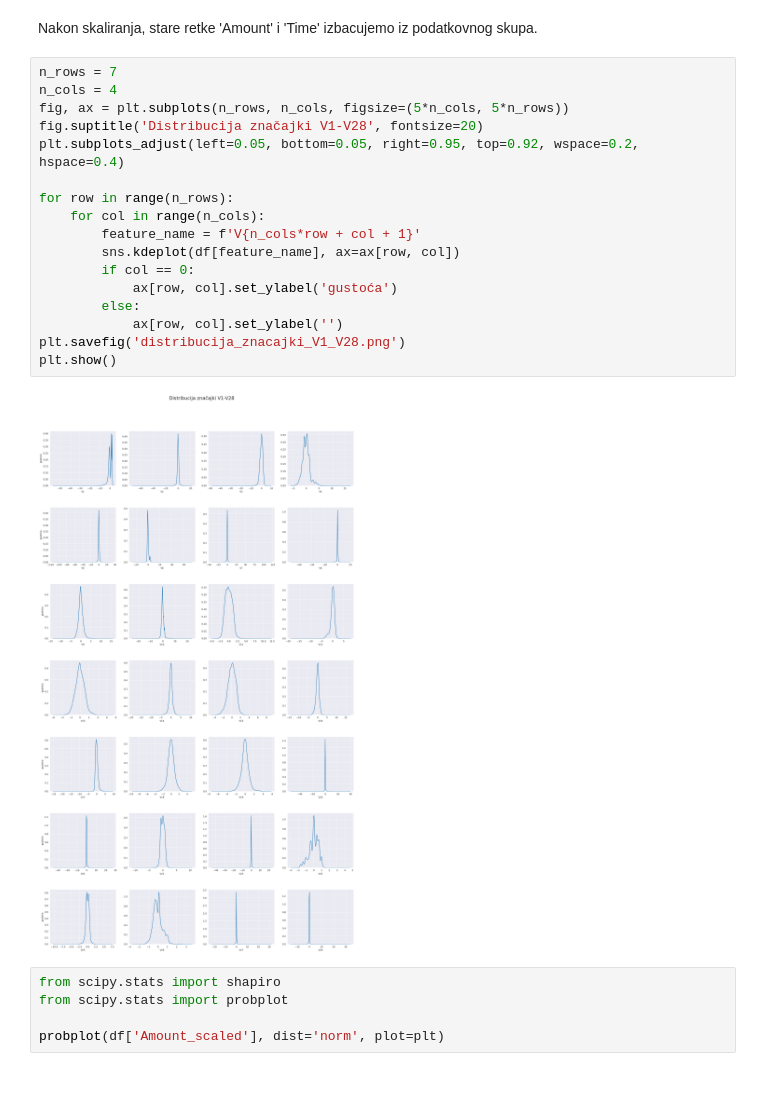
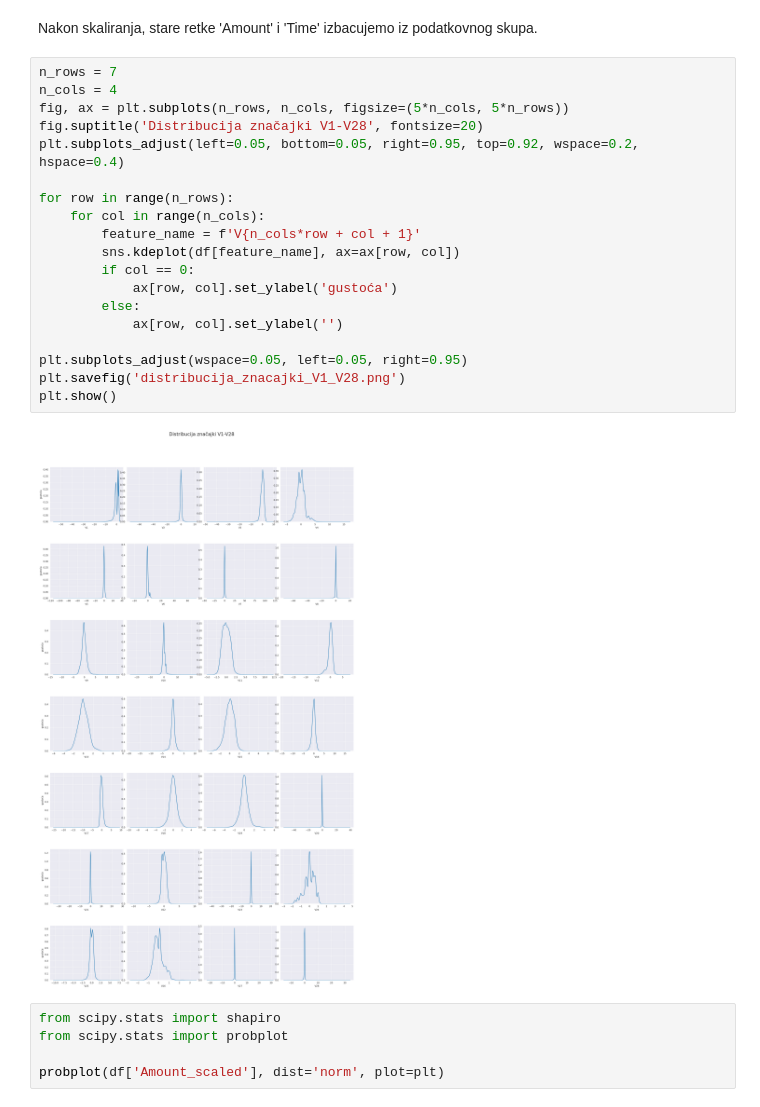
Before and after one commit to AntonioIlinovic/Credit_fraud, a Jupyter notebook: credit_fraud.ipynb, the cells around one changed output. Saved outputs shown, nothing was run; the diff lists cells and outputs as text.

```diff
--- a/credit_fraud.ipynb
+++ b/credit_fraud.ipynb
@@ -141,22 +144,24 @@ Nakon skaliranja, stare retke 'Amount' i 'Time' izbacujemo iz podatkovnog skupa.
 # %%
 n_rows = 7
 n_cols = 4
 fig, ax = plt.subplots(n_rows, n_cols, figsize=(5*n_cols, 5*n_rows))
 fig.suptitle('Distribucija značajki V1-V28', fontsize=20)
 plt.subplots_adjust(left=0.05, bottom=0.05, right=0.95, top=0.92, wspace=0.2, hspace=0.4)
 
 for row in range(n_rows):
     for col in range(n_cols):
         feature_name = f'V{n_cols*row + col + 1}'
         sns.kdeplot(df[feature_name], ax=ax[row, col])
         if col == 0:
             ax[row, col].set_ylabel('gustoća')
         else:
             ax[row, col].set_ylabel('')
+
+plt.subplots_adjust(wspace=0.05, left=0.05, right=0.95)
 plt.savefig('distribucija_znacajki_V1_V28.png')
 plt.show()
 # %% [output]
-[figure, old version]
+[figure, new version]
 # %%
 from scipy.stats import shapiro
 from scipy.stats import probplot
```
Also changed, not shown: parts of 19 cells of this notebook.
